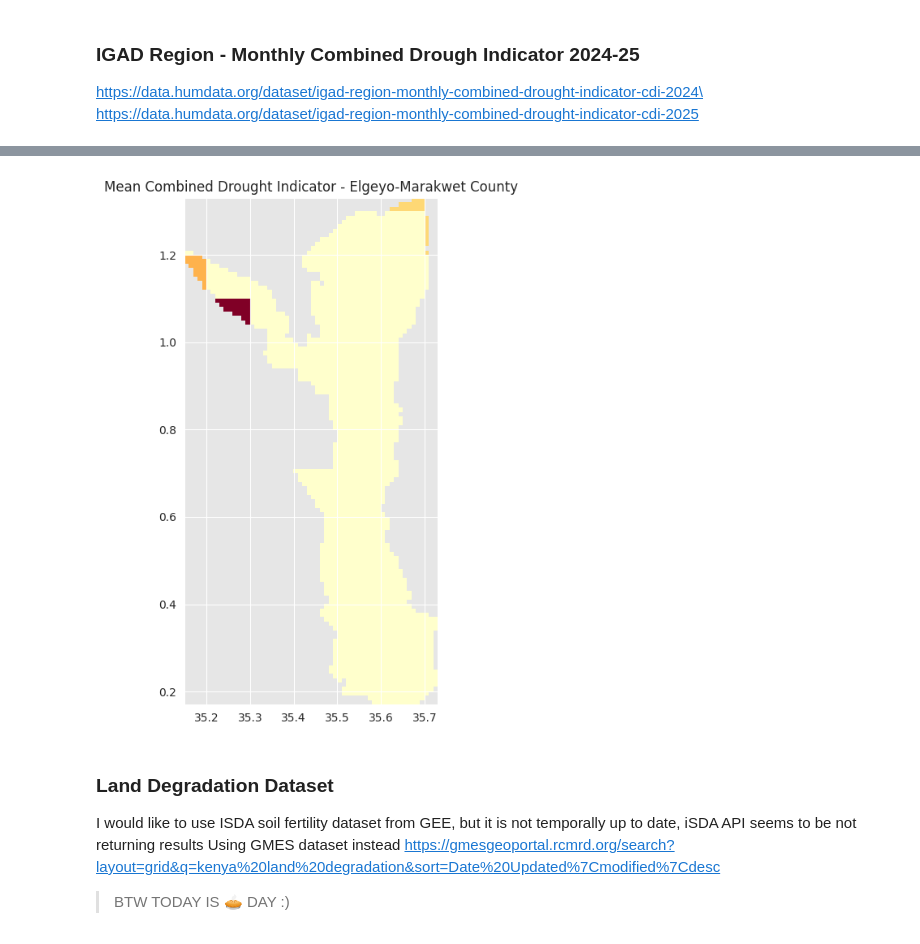
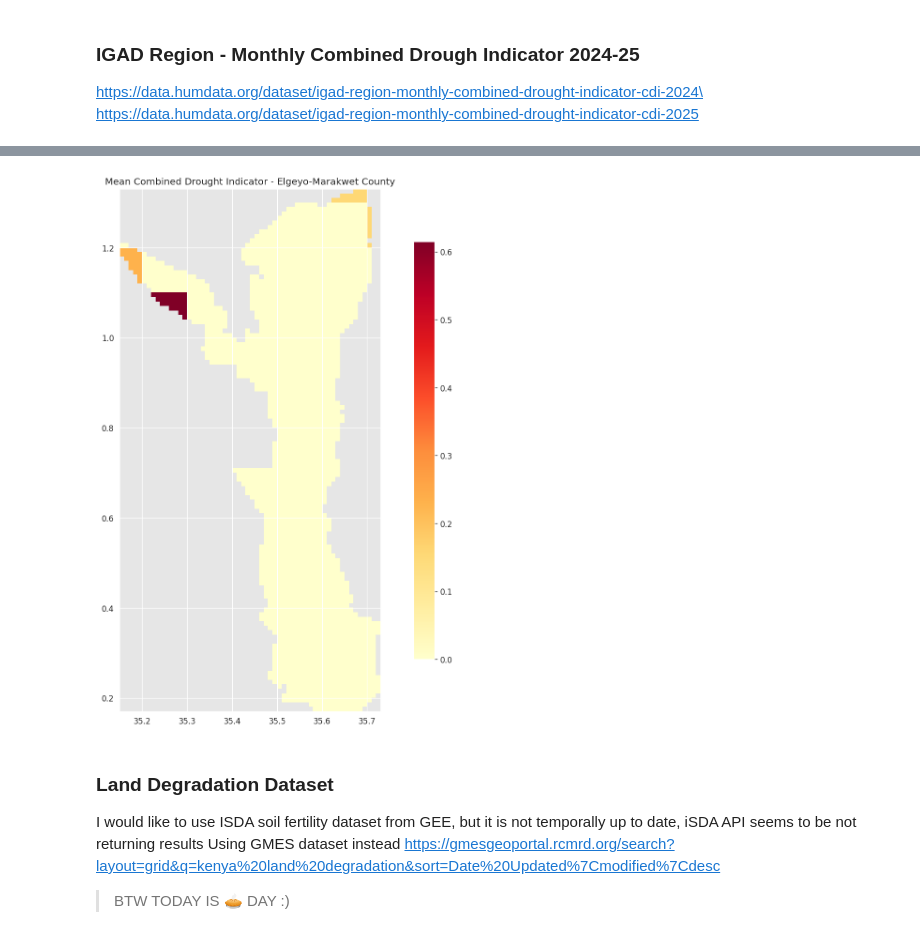
Before and after one commit to chrischank/Elgeyo-Marakwet_Hazards, a Jupyter notebook: notebooks/EDA.ipynb, the cells around one changed output, grey strips where cells are left out. Drawn from its saved outputs; the diff is of its cells as text; code cells hidden in the pictures.

Commit message:
style(v0.1.1): matplotlib aesthetics
output aesthetics and cbar

```diff
--- a/notebooks/EDA.ipynb
+++ b/notebooks/EDA.ipynb
@@ -210,23 +213,32 @@ os.makedirs(f"{data_features}/raster", exist_ok=True)
 with rio.open(f"{data_features}/raster/EMC_CDI_mean.tif", 'w', **profile) as dst:
     dst.write(cdi_mean, 1)
 # %%
-fig, ax = plt.subplots(1, 1, figsize=(15, 7))
+fig, ax = plt.subplots(1, 1, figsize=(12, 10))
 
 with rio.open(f"{data_features}/raster/EMC_CDI_mean.tif", "r") as src:
     EMC_drought, out_transform = src.read(1), src.transform
 
-    # Show the masked data with the transform (not trying to access as dictionary)
-    CDI_EMC = show(EMC_drought, ax=ax, transform=out_transform, cmap='YlOrRd')
-    #cbar = fig.colorbar(CDI_EMC, ax=ax, orientation='vertical')
+    # Show the masked data with the transform
+    show(EMC_drought, ax=ax, transform=out_transform, cmap='YlOrRd')
+
+    # Get the image that was just added to the axes
+    images = ax.get_images()
+    if images:
+        # Use the last added image for the colorbar
+        im = images[0]
+        cbar = fig.colorbar(im, ax=ax, orientation='vertical', shrink=0.8)
+
     ax.set_title('Mean Combined Drought Indicator - Elgeyo-Marakwet County')
 
 os.makedirs("../docs/figures", exist_ok=True)
 figure_path = Path("../docs/figures/")
-plt.tight_layout()
-plt.savefig(f"{figure_path}/MCDI_plot.png")
+
+# Apply tight_layout with proper padding
+plt.tight_layout(pad=1.0)
+plt.savefig(f"{figure_path}/MCDI_plot.png", bbox_inches='tight', dpi=150)
 plt.show()
 # %% [output]
-[figure, old version]
+[figure, new version]
 # %% [markdown]
 ### Land Degradation Dataset
 I would like to use ISDA soil fertility dataset from GEE, but it is not temporally up to date, iSDA API seems to be not returning results
```
Also changed, not shown: parts of 12 cells of this notebook, 4 other files.
